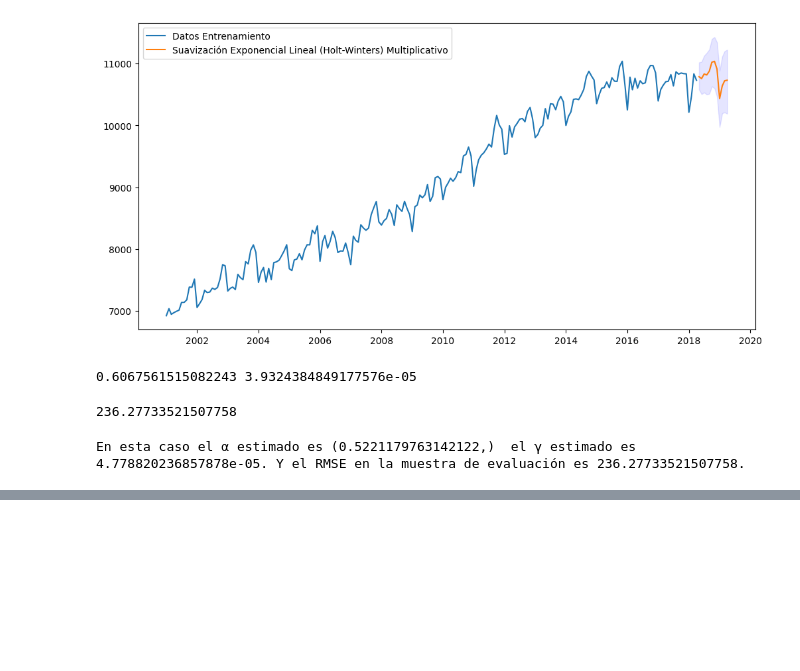
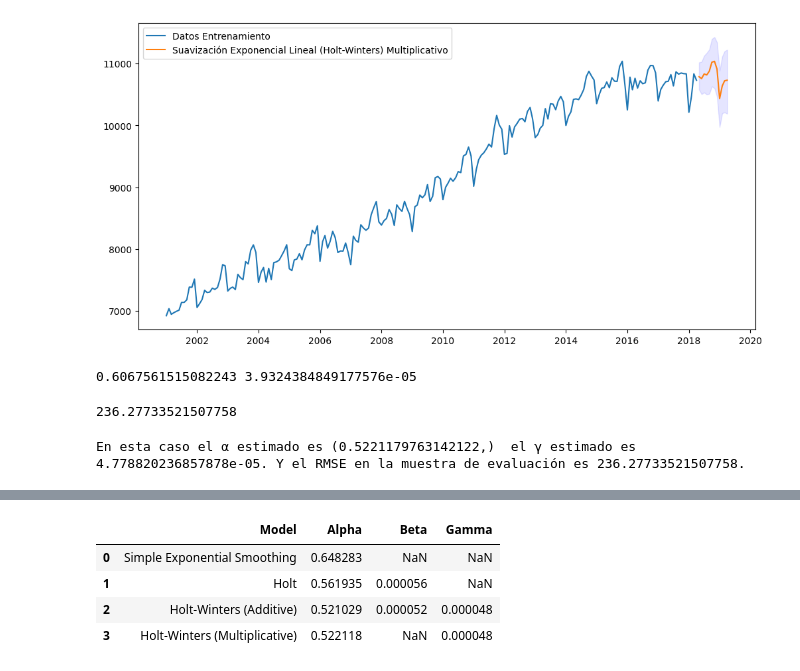
Before and after one commit to cam2149/MachineLearningIII, a Jupyter notebook: fundamentos_de_analítica_ejercicio1.ipynb, the cells around one changed output, grey strips where cells are left out. Saved outputs shown, nothing was run; the diff lists cells and outputs as text; code cells hidden in the pictures; blank space fills up the shorter version.

```diff
--- a/fundamentos_de_analítica_ejercicio1.ipynb
+++ b/fundamentos_de_analítica_ejercicio1.ipynb
@@ -430,0 +491,16 @@ En esta caso el α estimado es (0.5221179763142122,)  el γ estimado es 4.778820
+# %%
+# Data (replace with your actual alpha values)
+metricas_data = {
+    'Model': ['Simple Exponential Smoothing', 'Holt', 'Holt-Winters (Additive)', 'Holt-Winters (Multiplicative)'],
+    'Alpha': [ses_alpha, sel_holt_alpha, sel_winter_alpha[0], ets_result.alpha], # Replace with actual alpha values
+    'Beta': [np.nan, sel_holt_beta, sel_winter_beta[0], np.nan], # Replace with actual beta values if applicable
+    'Gamma': [np.nan, np.nan, sel_winter_gamma,ets_result.gamma]  # Replace with actual gamma values if applicable
+}
+metricas_df = pd.DataFrame(metricas_data)
+metricas_df
+# %% [output]
+|  | Model | Alpha | Beta | Gamma |
+| 0 | Simple Exponential Smoothing | 0.648283 | NaN | NaN |
+| 1 | Holt | 0.561935 | 0.000056 | NaN |
+| 2 | Holt-Winters (Additive) | 0.521029 | 0.000052 | 0.000048 |
+| 3 | Holt-Winters (Multiplicative) | 0.522118 | NaN | 0.000048 |
```
Also changed, not shown: parts of 21 cells of this notebook.
